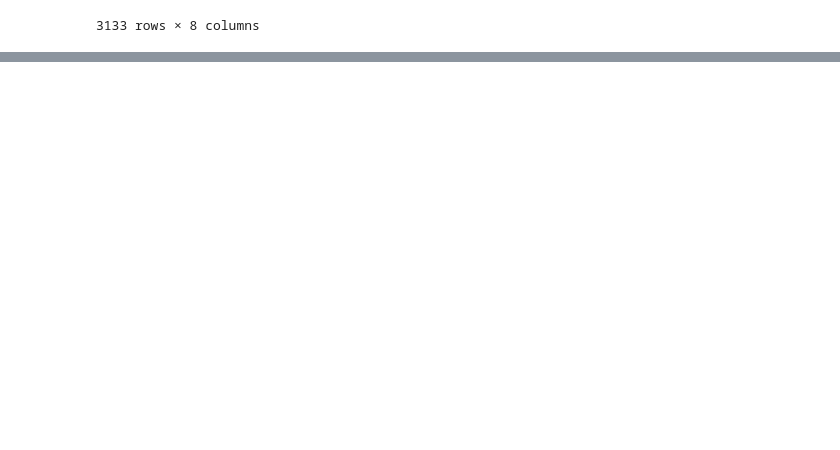
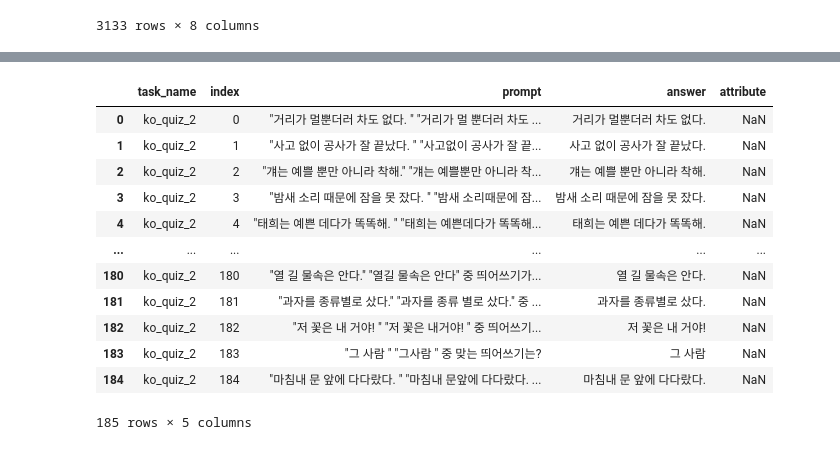
Before and after one commit to CreativeSynth/TaskManager, a Jupyter notebook: ko_quiz/crawl_quiz.ipynb, the cells around one changed output, grey strips where cells are left out. Saved outputs shown, nothing was run; the diff lists cells and outputs as text; code cells hidden in the pictures; blank space fills up the shorter version.

```diff
--- a/ko_quiz/crawl_quiz.ipynb
+++ b/ko_quiz/crawl_quiz.ipynb
@@ -133,0 +168,34 @@ browser.quit()
+# %%
+# ko_quiz_2(올바른 띄어쓰기)
+ko_quiz_2 = pd.DataFrame(columns=['task_name', 'index', 'prompt', 'answer', 'attribute'])
+
+i = 0 # index
+df_index = 1516
+while (df_index < 1701):
+    ko_quiz_2.loc[i,'index'] = i
+    # from column 'select1' to 'select3', concat to prompt
+    for j in range(1,4):
+        if pd.isnull(df.loc[df_index,'select'+str(j)]) is False:
+                ko_quiz_2.loc[i,'prompt'] = str(ko_quiz_2.loc[i,'prompt']) + '"' + str(df.loc[df_index,'select'+str(j)]) + '" '
+    ko_quiz_2.loc[i,'prompt'] = ko_quiz_2.loc[i,'prompt'].replace('nan','')
+    ko_quiz_2.loc[i,'prompt'] = ko_quiz_2.loc[i,'prompt'] + '중 ' + df.loc[df_index,'question']
+    ko_quiz_2.loc[i,'answer'] = df.loc[df_index,'answer']
+    ko_quiz_2.loc[i,'task_name'] = 'ko_quiz_2'
+    i += 1
+    df_index += 1
+
+ko_quiz_2
+# %% [output]
+|  | task_name | index | prompt | answer | attribute |
+| 0 | ko_quiz_2 | 0 | "거리가 멀뿐더러 차도 없다. " "거리가 멀 뿐더러 차도 ... | 거리가 멀뿐더러 차도 없다. | NaN |
+| 1 | ko_quiz_2 | 1 | "사고 없이 공사가 잘 끝났다. " "사고없이 공사가 잘 끝... | 사고 없이 공사가 잘 끝났다. | NaN |
+| 2 | ko_quiz_2 | 2 | "걔는 예쁠 뿐만 아니라 착해." "걔는 예쁠뿐만 아니라 착... | 걔는 예쁠 뿐만 아니라 착해. | NaN |
+| 3 | ko_quiz_2 | 3 | "밤새 소리 때문에 잠을 못 잤다. " "밤새 소리때문에 잠... | 밤새 소리 때문에 잠을 못 잤다. | NaN |
+| 4 | ko_quiz_2 | 4 | "태희는 예쁜 데다가 똑똑해. " "태희는 예쁜데다가 똑똑해... | 태희는 예쁜 데다가 똑똑해. | NaN |
+| ... | ... | ... | ... | ... | ... |
+| 180 | ko_quiz_2 | 180 | "열 길 물속은 안다." "열길 물속은 안다" 중 띄어쓰기가... | 열 길 물속은 안다. | NaN |
+| 181 | ko_quiz_2 | 181 | "과자를 종류별로 샀다." "과자를 종류 별로 샀다." 중 ... | 과자를 종류별로 샀다. | NaN |
+| 182 | ko_quiz_2 | 182 | "저 꽃은 내 거야! " "저 꽃은 내거야! " 중 띄어쓰기... | 저 꽃은 내 거야! | NaN |
+| 183 | ko_quiz_2 | 183 | "그 사람 " "그사람 " 중 맞는 띄어쓰기는? | 그 사람 | NaN |
+| 184 | ko_quiz_2 | 184 | "마침내 문 앞에 다다랐다. " "마침내 문앞에 다다랐다. ... | 마침내 문 앞에 다다랐다. | NaN |
+185 rows × 5 columns
```
Also changed, not shown: parts of 10 cells of this notebook, 9 other files.
